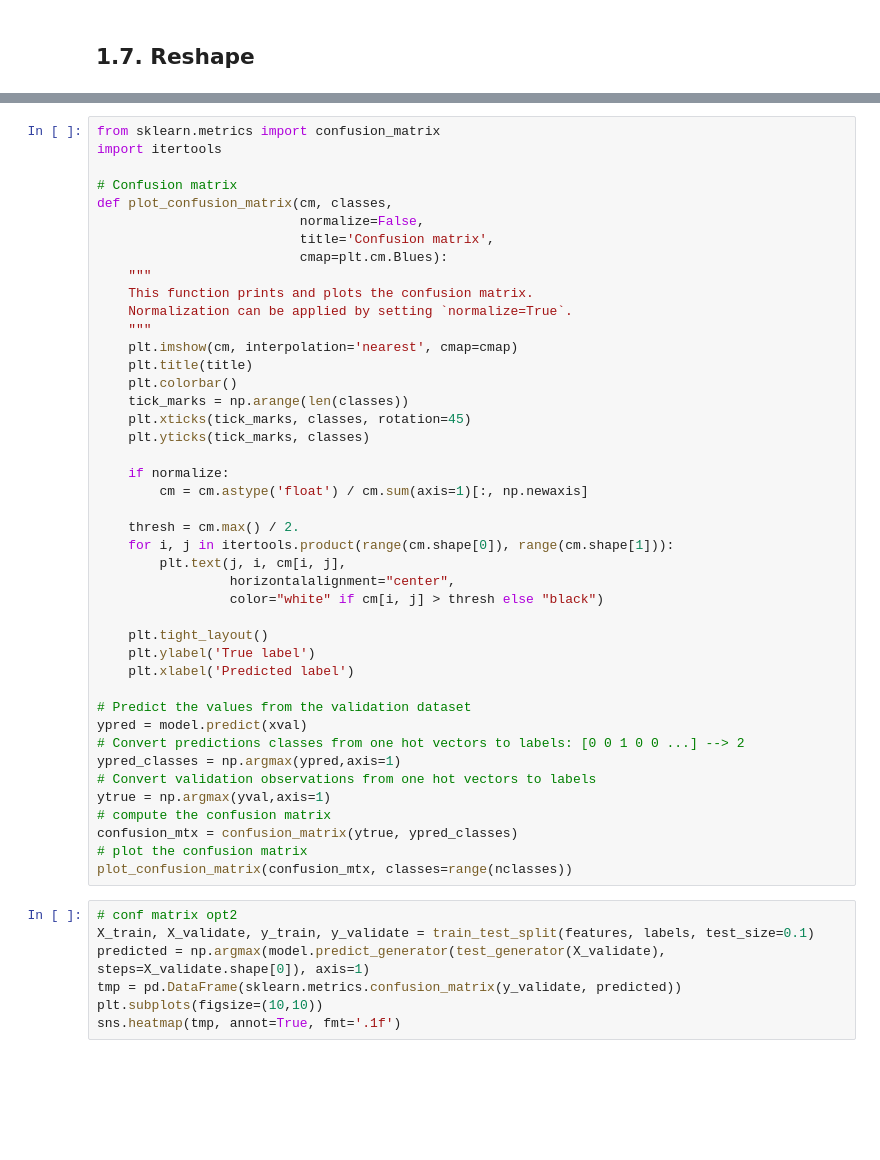
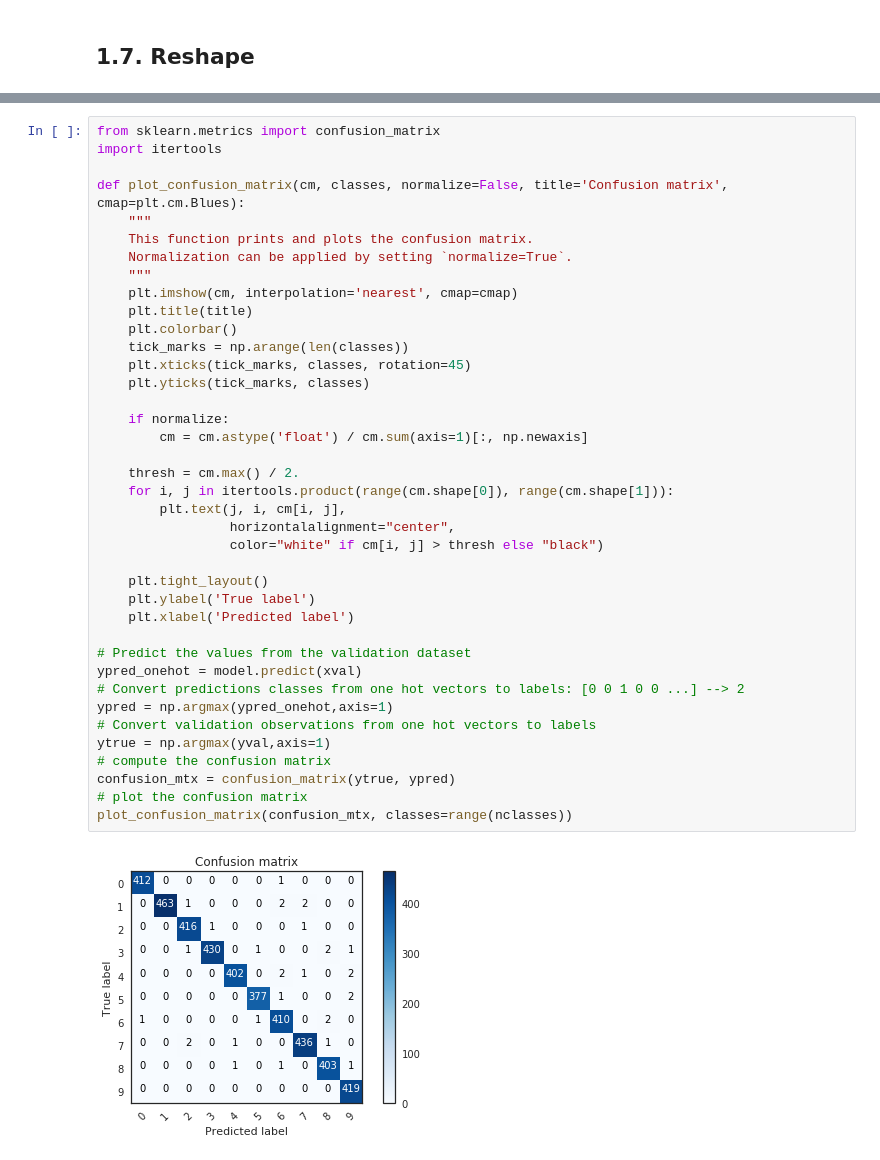
Before and after one commit to anebz/kaggle, a Jupyter notebook: mnist/mnist-with-cnn-keras-detailed-explanation.ipynb, the cells around one changed output, grey strips where cells are left out. Cells and saved outputs as stored; diff of their text form; blank space fills up the shorter version.

```diff
--- a/mnist/mnist-with-cnn-keras-detailed-explanation.ipynb
+++ b/mnist/mnist-with-cnn-keras-detailed-explanation.ipynb
@@ -434,49 +633,40 @@ legend = ax[1].legend(loc='best', shadow=True)
 from sklearn.metrics import confusion_matrix
 import itertools
 
-# Confusion matrix
-def plot_confusion_matrix(cm, classes,
-                          normalize=False,
-                          title='Confusion matrix',
-                          cmap=plt.cm.Blues):
+def plot_confusion_matrix(cm, classes, normalize=False, title='Confusion matrix', cmap=plt.cm.Blues):
     """
     This function prints and plots the confusion matrix.
     Normalization can be applied by setting `normalize=True`.
     """
     plt.imshow(cm, interpolation='nearest', cmap=cmap)
     plt.title(title)
     plt.colorbar()
     tick_marks = np.arange(len(classes))
     plt.xticks(tick_marks, classes, rotation=45)
     plt.yticks(tick_marks, classes)
 
     if normalize:
         cm = cm.astype('float') / cm.sum(axis=1)[:, np.newaxis]
 
     thresh = cm.max() / 2.
     for i, j in itertools.product(range(cm.shape[0]), range(cm.shape[1])):
         plt.text(j, i, cm[i, j],
                  horizontalalignment="center",
                  color="white" if cm[i, j] > thresh else "black")
 
     plt.tight_layout()
     plt.ylabel('True label')
     plt.xlabel('Predicted label')
 
 # Predict the values from the validation dataset
-ypred = model.predict(xval)
+ypred_onehot = model.predict(xval)
 # Convert predictions classes from one hot vectors to labels: [0 0 1 0 0 ...] --> 2
-ypred_classes = np.argmax(ypred,axis=1)
+ypred = np.argmax(ypred_onehot,axis=1)
 # Convert validation observations from one hot vectors to labels
 ytrue = np.argmax(yval,axis=1)
 # compute the confusion matrix
-confusion_mtx = confusion_matrix(ytrue, ypred_classes)
+confusion_mtx = confusion_matrix(ytrue, ypred)
 # plot the confusion matrix
 plot_confusion_matrix(confusion_mtx, classes=range(nclasses))
+# %% [output]
+[figure, added]
-# %%
-# conf matrix opt2
-X_train, X_validate, y_train, y_validate = train_test_split(features, labels, test_size=0.1)
-predicted = np.argmax(model.predict_generator(test_generator(X_validate), steps=X_validate.shape[0]), axis=1)
-tmp = pd.DataFrame(sklearn.metrics.confusion_matrix(y_validate, predicted))
-plt.subplots(figsize=(10,10))
-sns.heatmap(tmp, annot=True, fmt='.1f')
```
Also changed, not shown: parts of 56 cells of this notebook, 4 other files.
